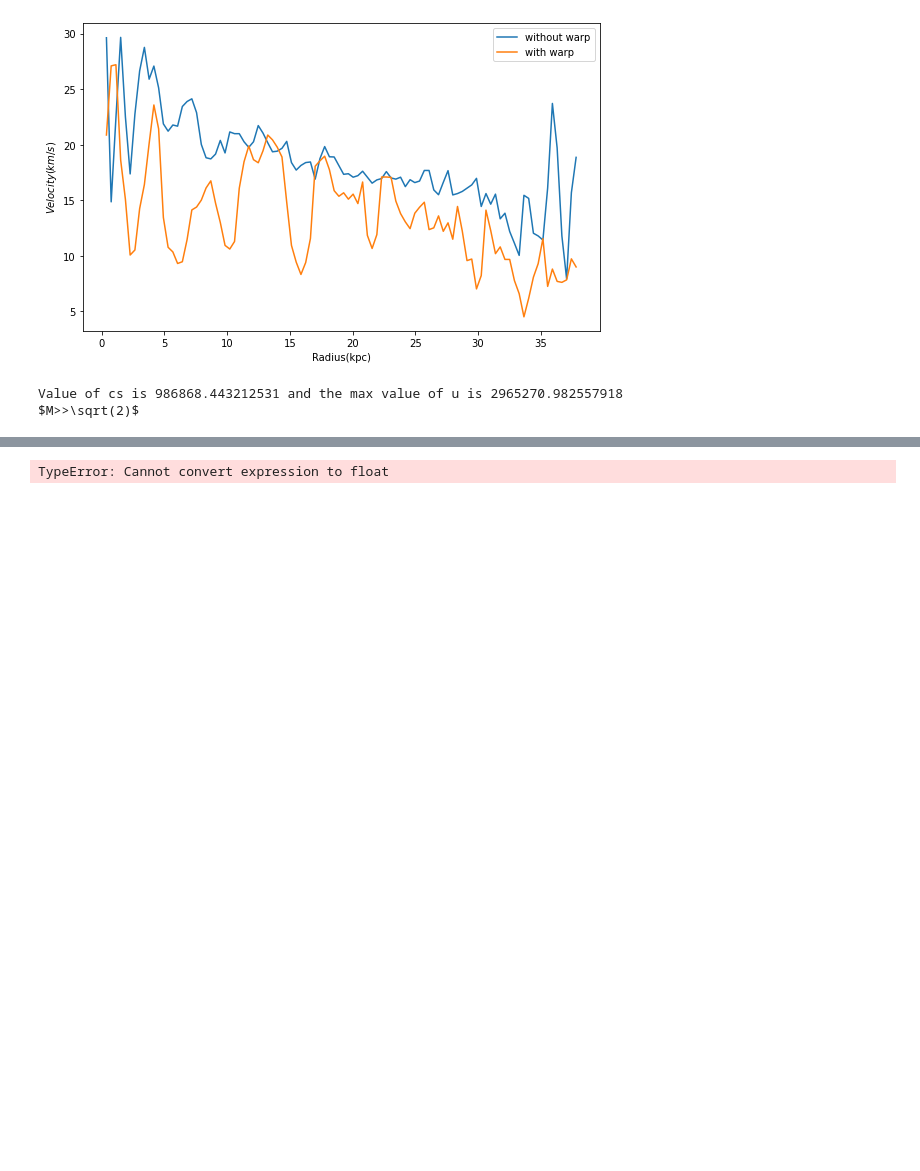
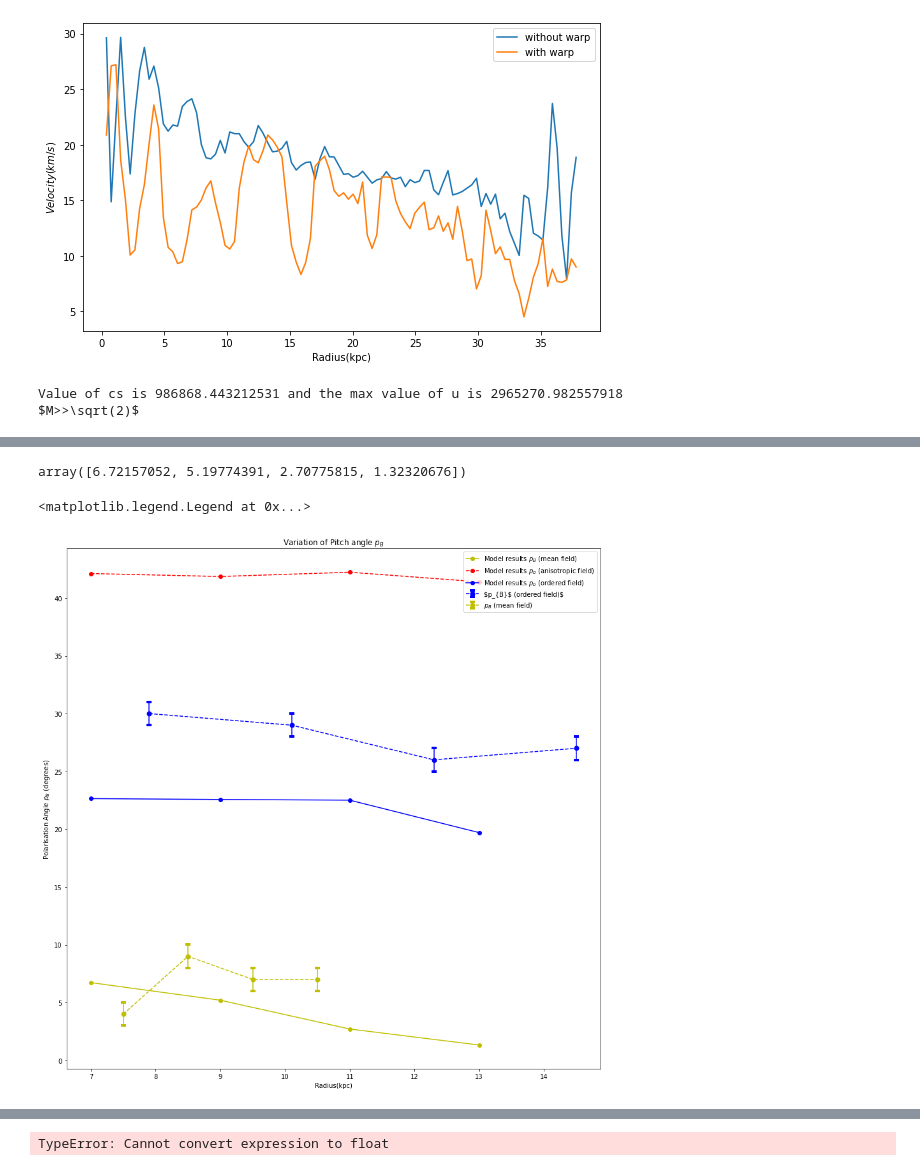
Before and after one commit to Rnazx/MSc.-Thesis, a Jupyter notebook: radial_variation_m31.ipynb, the cells around one changed output, grey strips where cells are left out. Saved outputs shown, nothing was run; the diff lists cells and outputs as text; code cells hidden in the pictures; blank space fills up the shorter version.

```diff
--- a/radial_variation_m31.ipynb
+++ b/radial_variation_m31.ipynb
@@ -270,3 +278,23 @@ plt.legend()
 pB = np.arctan(-scalreldata[7])
 pbb = np.arctan(scalreldata[8])
 pbo = np.arctan((scalreldata[6]*np.sin(pB) + scalreldata[5]*np.sin(pbb))/(scalreldata[6]*np.cos(pB) + scalreldata[5]*np.cos(pbb)))
+# %%
+180*pB/np.pi
+# %% [output]
+array([6.72157052, 5.19774391, 2.70775815, 1.32320676])
+# %%
+fig = plt.figure(figsize = (15,15))
+plt.errorbar(mrange, 180*M_dat_pb/np.pi, yerr = m_errdat_tanpb, ms=4, mew=4, capsize=4, c = 'b',linestyle='--', marker='o', label = r'$p_{B}$ (ordered field)$')
+plt.errorbar(rmrange, 180*RM_dat_pb/np.pi, yerr = rm_errdat_tanpb, ms=4, mew=4, capsize=4,c = 'y',linestyle='--', marker='o', label = r'$p_{B}$ (mean field)')
+plt.plot(kpc_dat_r, 180*pB/np.pi,c = 'y',linestyle='-', marker='o',label = r'Model results $p_{B}$ (mean field)')
+plt.plot(kpc_dat_r, 180*pbb/np.pi,c = 'r',linestyle='--', marker='o',label = r'Model results $p_{b}$ (anisotropic field)')
+plt.plot(kpc_dat_r, 180*pbo/np.pi,c = 'b',linestyle='-', marker='o',label = r'Model results $p_{b}$ (ordered field)')
+
+plt.title('Variation of Pitch angle $p_{B}$')
+plt.xlabel('Radius(kpc)')
+plt.ylabel('Polarisation Angle $p_{B}$ (degrees)')
+plt.legend()
+#plt.savefig('pb'+str(model_no)+let)
+# %% [output]
+<matplotlib.legend.Legend at 0x...>
+[figure, added]
```
Also changed, not shown: parts of 23 cells of this notebook, 36 other files.
